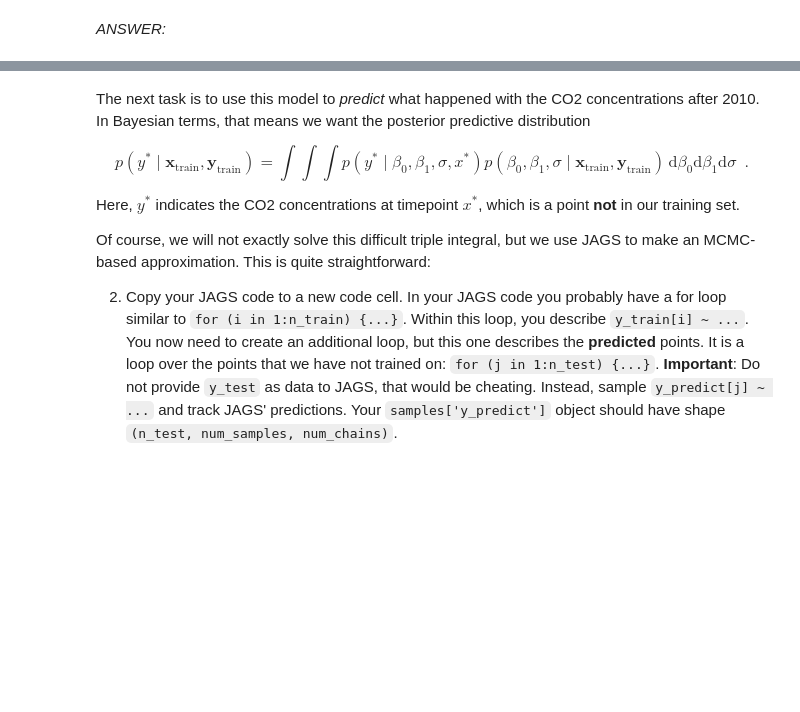
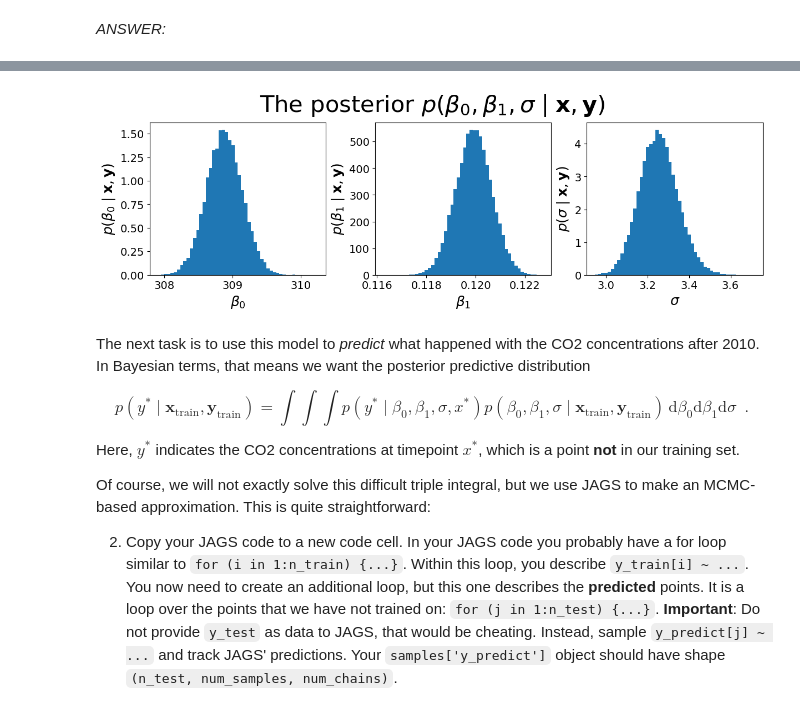
Before and after one commit to DerOeko/SOW-BKI203BS, a Jupyter notebook: LargeAssignment3/Ferdinand_Paar_s1128559_Samuel_Nellessen_s1102282_Assignment_LargeAssignment3.ipynb, the cells around one changed output, grey strips where cells are left out. Drawn from its saved outputs; the diff is of its cells as text; code cells hidden in the pictures; blank space fills up the shorter version.

```diff
--- a/LargeAssignment3/Ferdinand_Paar_s1128559_Samuel_Nellessen_s1102282_Assignment_LargeAssignment3.ipynb
+++ b/LargeAssignment3/Ferdinand_Paar_s1128559_Samuel_Nellessen_s1102282_Assignment_LargeAssignment3.ipynb
@@ -325,11 +372,15 @@ _ANSWER:_
 
 code = '''
 model{
-    ...
+    sigma ~ dunif(0.00001, 500)
+    tau <- 1/pow(sigma, 2)
+    b[1] ~ dnorm(320, 0.01)
+    b[2] ~ dnorm(2, 0.01)
+
 
     for (i in 1:n_train) {
-        ...
-    }
+        y_train[i] ~ dnorm(b[1] + b[2] * x_train[i], tau)
+        }
 }
 '''
 
@@ -340,4 +391,4 @@ num_samples = 10_000
 num_chains = 4
 
 m_linear = pj.Model(code=code, data=data, chains=num_chains)
-samples_linear = m_linear.sample(num_samples, vars=[...])
+samples_linear = m_linear.sample(num_samples, vars=["b", "sigma", "tau"])
@@ -344,19 +401,24 @@ samples_linear = m_linear.sample(num_samples, vars=[...])
 # %%
 _, axes = plt.subplots(nrows=1, ncols=3, figsize=(12, 4), constrained_layout=True)
+beta0 = samples_linear["b"][0].flatten()
+beta1 = samples_linear["b"][1].flatten()
+sigma = samples_linear["sigma"].flatten()
 
-axes[0].hist..., density=True, bins=50)
+axes[0].hist(beta0, density=True, bins=50)
 axes[0].set_xlabel(r'$\beta_0$')
 axes[0].set_ylabel(r'$p(\beta_0 \mid \mathbf{x}, \mathbf{y}) $')
 
-axes[1].hist(..., density=True, bins=50)
+axes[1].hist(beta1, density=True, bins=50)
 axes[1].set_xlabel(r'$\beta_1$')
 axes[1].set_ylabel(r'$p(\beta_1 \mid \mathbf{x}, \mathbf{y}) $')
 
-axes[2].hist(..., density=True, bins=50)
+axes[2].hist(sigma, density=True, bins=50)
 axes[2].set_xlabel(r'$\sigma$')
 axes[2].set_ylabel(r'$p(\sigma \mid \mathbf{x}, \mathbf{y}) $')
 
 plt.suptitle(r'The posterior $p(\beta_0, \beta_1, \sigma \mid \mathbf{x}, \mathbf{y})$');
+# %% [output]
+[figure, added]
 # %% [markdown]
 The next task is to use this model to _predict_ what happened with the CO2 concentrations after 2010. In Bayesian terms, that means we want the posterior predictive distribution
 
```
Also changed, not shown: parts of 31 cells of this notebook.
